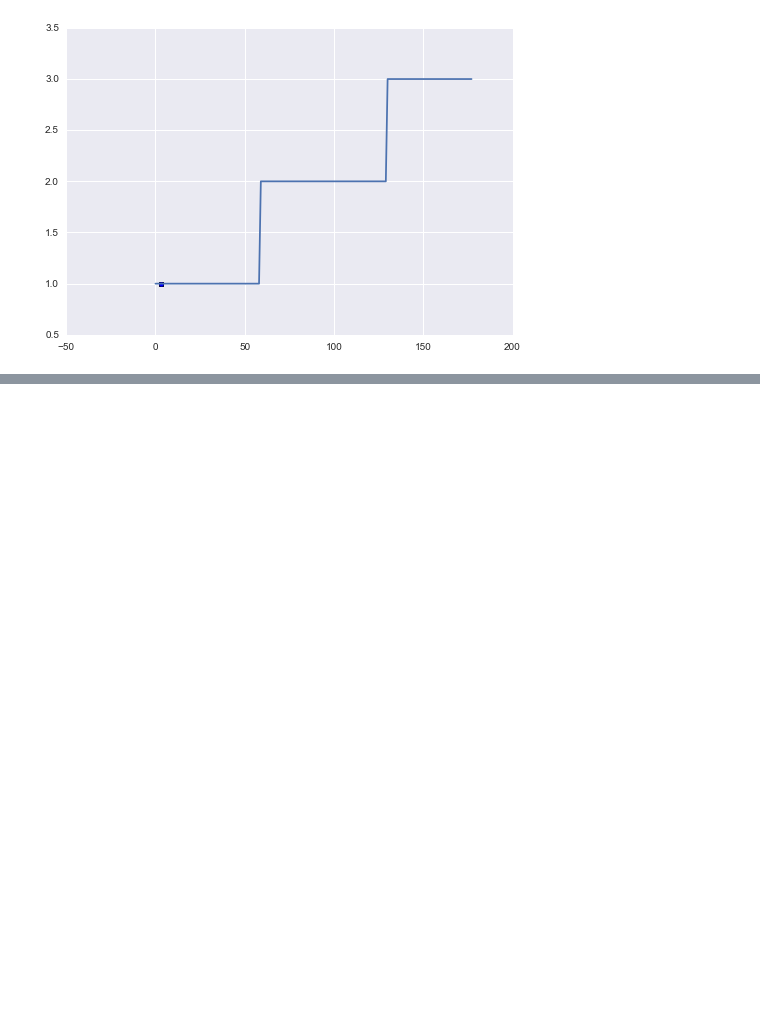
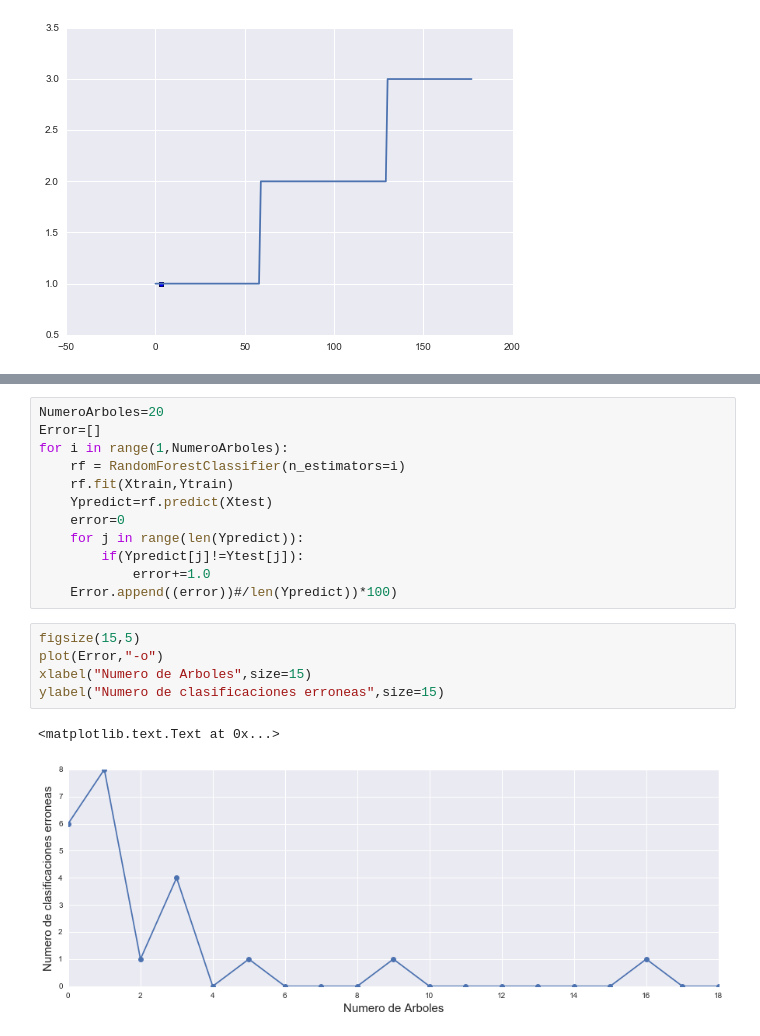
Before and after one commit to daniel-lozano/MCA_Tarea_2, a Jupyter notebook: Punto2.ipynb, the cells around one changed output, grey strips where cells are left out. Saved outputs shown, nothing was run; the diff lists cells and outputs as text; blank space fills up the shorter version.

```diff
--- a/Punto2.ipynb
+++ b/Punto2.ipynb
@@ -258,0 +271,20 @@ hist(Clas)
+# %%
+NumeroArboles=20
+Error=[]
+for i in range(1,NumeroArboles):
+    rf = RandomForestClassifier(n_estimators=i)
+    rf.fit(Xtrain,Ytrain)
+    Ypredict=rf.predict(Xtest)
+    error=0
+    for j in range(len(Ypredict)):
+        if(Ypredict[j]!=Ytest[j]):
+            error+=1.0
+    Error.append((error))#/len(Ypredict))*100)
+# %%
+figsize(15,5)
+plot(Error,"-o")
+xlabel("Numero de Arboles",size=15)
+ylabel("Numero de clasificaciones erroneas",size=15)
+# %% [output]
+<matplotlib.text.Text at 0x...>
+[figure, added]
```
Also changed, not shown: parts of 13 cells of this notebook.
